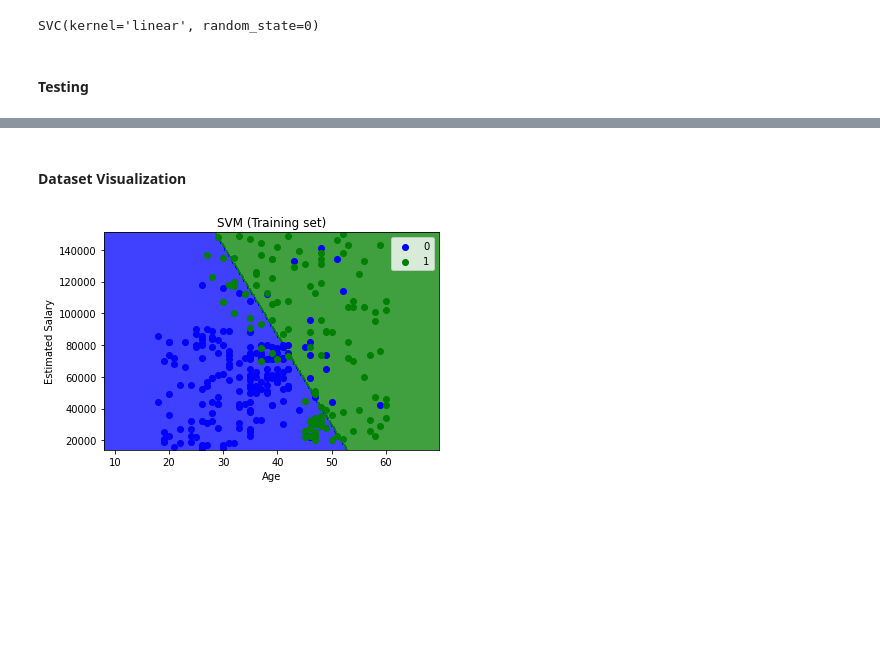
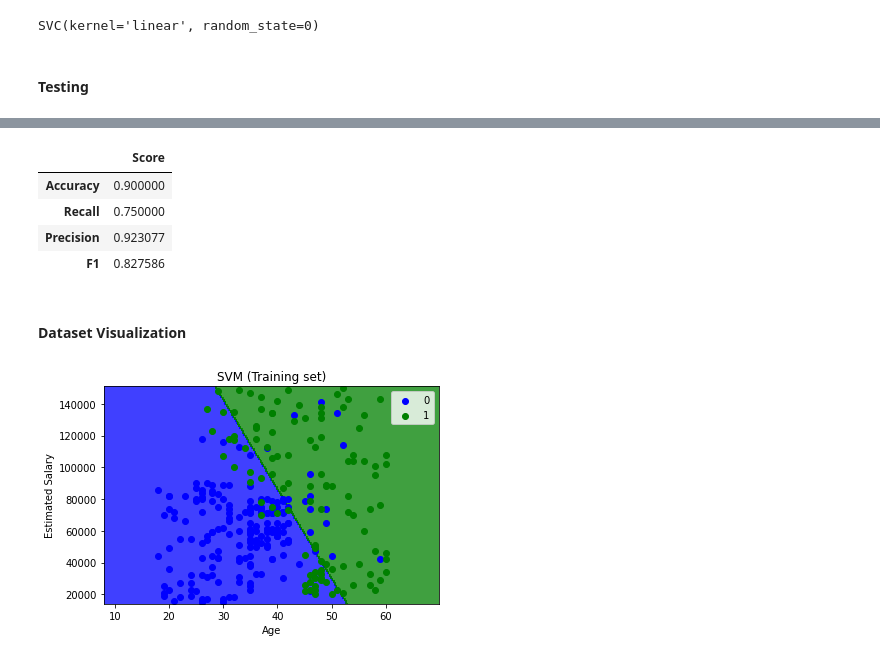
Before and after one commit to shivamaggarwal513/delhi-technological-university, a Jupyter notebook: Semester 5/Machine Learning/08 Support Vector Machine/SupportVectorMachine.ipynb, the cells around one changed output, grey strips where cells are left out. Drawn from its saved outputs; the diff is of its cells as text; code cells hidden in the pictures; blank space fills up the shorter version.

```diff
--- a/Semester 5/Machine Learning/08 Support Vector Machine/SupportVectorMachine.ipynb
+++ b/Semester 5/Machine Learning/08 Support Vector Machine/SupportVectorMachine.ipynb
@@ -46,3 +51,18 @@ accuracy_score(y_test, y_pred)
+# %%
+from sklearn.metrics import accuracy_score, f1_score, precision_score, recall_score
+cmetrics = pd.DataFrame(data = [accuracy_score(y_test, y_pred),
+                                recall_score(y_test, y_pred),
+                                precision_score(y_test, y_pred),
+                                f1_score(y_test, y_pred)],
+                        index = ['Accuracy', 'Recall', 'Precision', 'F1'],
+                        columns = ['Score'])
+cmetrics
+# %% [output]
+|  | Score |
+| Accuracy | 0.900000 |
+| Recall | 0.750000 |
+| Precision | 0.923077 |
+| F1 | 0.827586 |
 # %% [markdown]
 #### Dataset Visualization
 # %%
```
Also changed, not shown: parts of 7 cells of this notebook, 9 other files.
